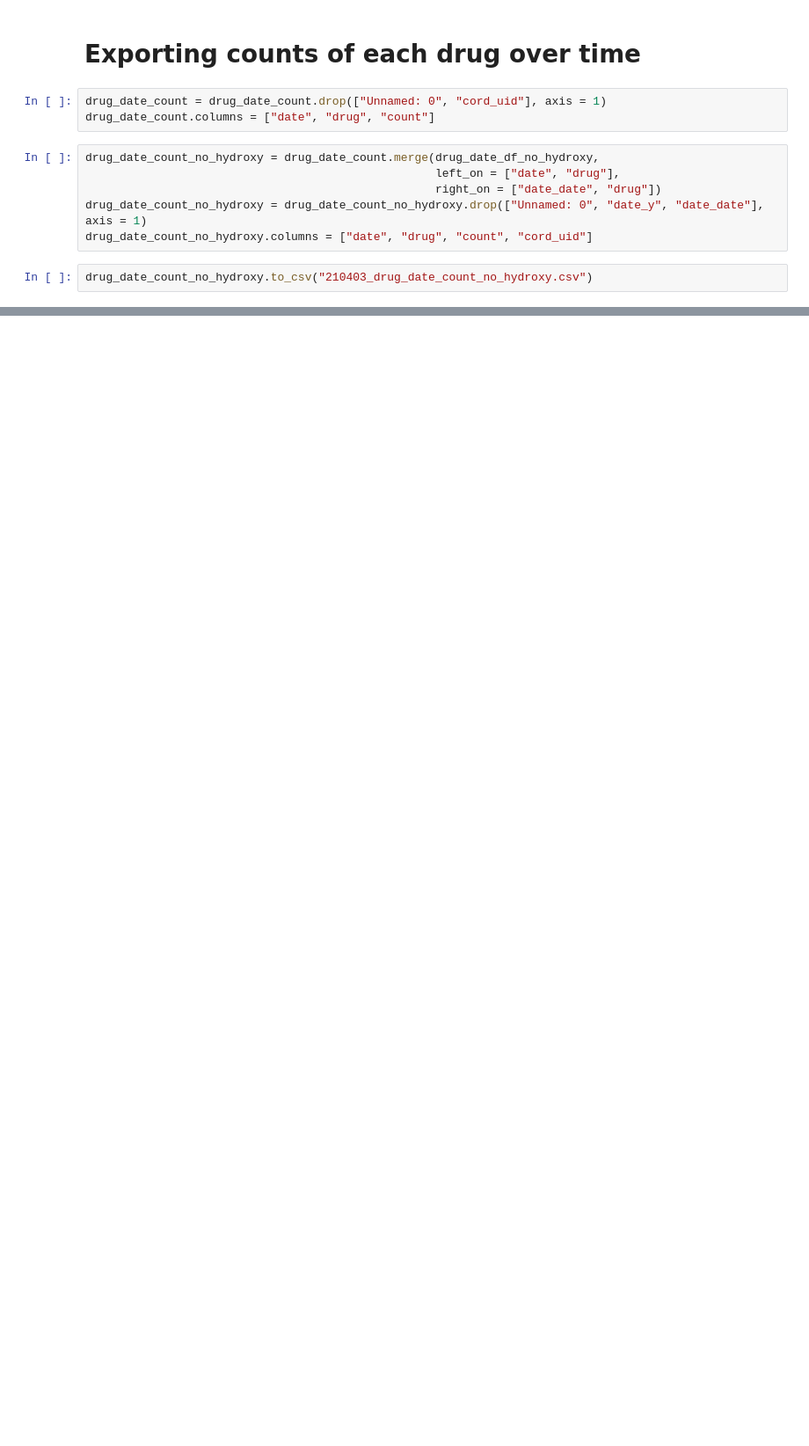
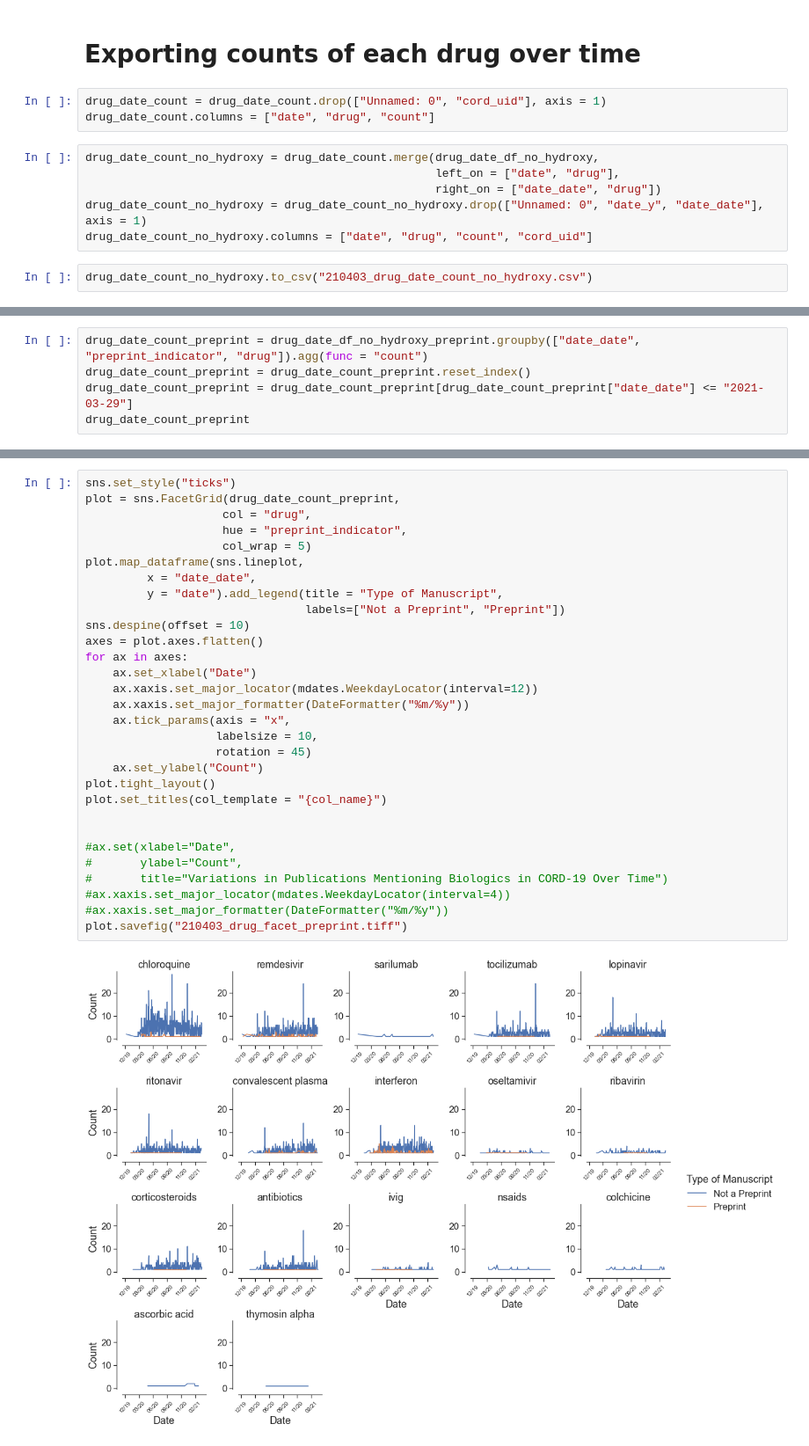
Before and after one commit to COVID19-DVRN/project_21_clinical_trials_during_covid_19_pandemic, a Jupyter notebook: cord_19/cord_19_vs_fda.ipynb, the cells around one changed output, grey strips where cells are left out. Shown: that part at 88% size. Cells and saved outputs as stored; diff of their text form; blank space fills up the shorter version.

```diff
--- a/cord_19/cord_19_vs_fda.ipynb
+++ b/cord_19/cord_19_vs_fda.ipynb
@@ -249,0 +330,5 @@ drug_date_count_no_hydroxy.to_csv("210403_drug_date_count_no_hydroxy.csv")
+# %%
+drug_date_count_preprint = drug_date_df_no_hydroxy_preprint.groupby(["date_date", "preprint_indicator", "drug"]).agg(func = "count")
+drug_date_count_preprint = drug_date_count_preprint.reset_index()
+drug_date_count_preprint = drug_date_count_preprint[drug_date_count_preprint["date_date"] <= "2021-03-29"]
+drug_date_count_preprint
@@ -249,0 +351,32 @@ drug_date_count_no_hydroxy.to_csv("210403_drug_date_count_no_hydroxy.csv")
+# %%
+sns.set_style("ticks")
+plot = sns.FacetGrid(drug_date_count_preprint,
+                    col = "drug",
+                    hue = "preprint_indicator",
+                    col_wrap = 5)
+plot.map_dataframe(sns.lineplot,
+         x = "date_date",
+         y = "date").add_legend(title = "Type of Manuscript",
+                                labels=["Not a Preprint", "Preprint"])
+sns.despine(offset = 10)
+axes = plot.axes.flatten()
+for ax in axes:
+    ax.set_xlabel("Date")
+    ax.xaxis.set_major_locator(mdates.WeekdayLocator(interval=12))
+    ax.xaxis.set_major_formatter(DateFormatter("%m/%y"))
+    ax.tick_params(axis = "x",
+                   labelsize = 10,
+                   rotation = 45)
+    ax.set_ylabel("Count")
+plot.tight_layout()
+plot.set_titles(col_template = "{col_name}")
+
+
+#ax.set(xlabel="Date",
+#       ylabel="Count",
+#       title="Variations in Publications Mentioning Biologics in CORD-19 Over Time")
+#ax.xaxis.set_major_locator(mdates.WeekdayLocator(interval=4))
+#ax.xaxis.set_major_formatter(DateFormatter("%m/%y"))
+plot.savefig("210403_drug_facet_preprint.tiff")
+# %% [output]
+[figure, added]
```
Also changed, not shown: parts of 19 cells of this notebook.
